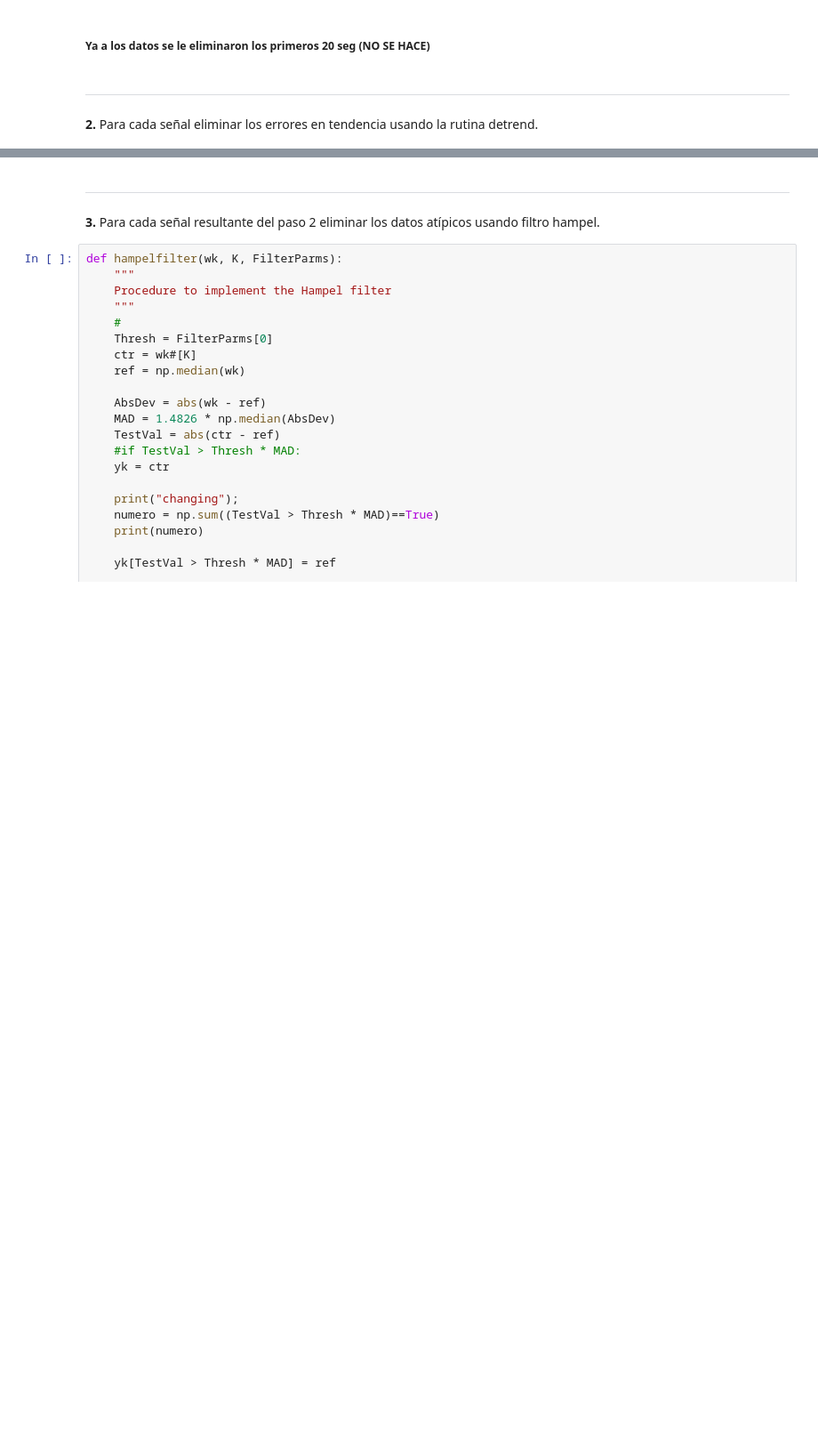
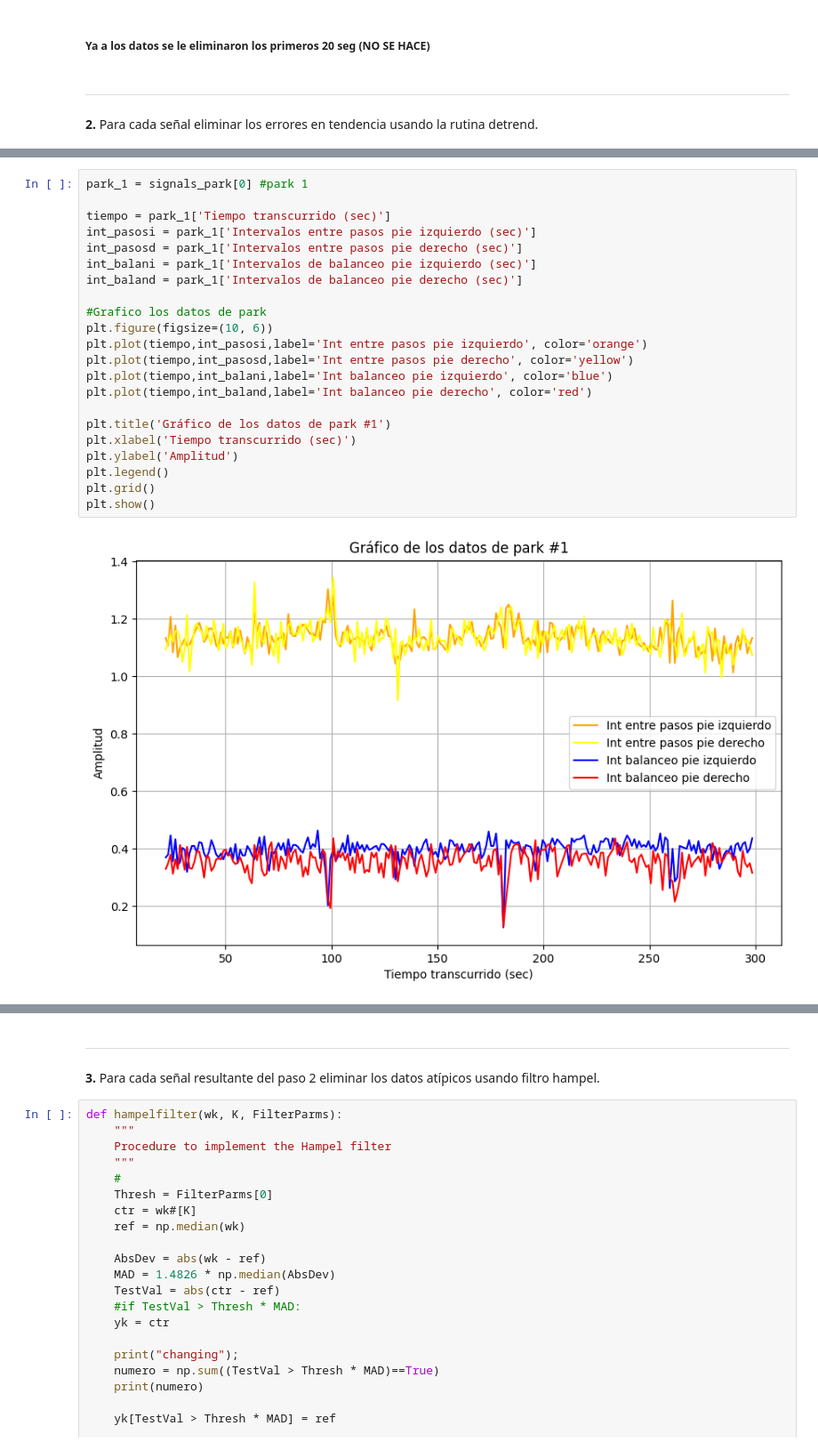
Before and after one commit to NataliaArenasP20/LaboratorioBiosenales, a Jupyter notebook: Proyecto_1/Proyecto1_NataliaArenas_DanielTamayo.ipynb, the cells around one changed output, grey strips where cells are left out. Shown at 89% size. Cells and saved outputs as stored; diff of their text form; blank space fills up the shorter version.

```diff
--- a/Proyecto_1/Proyecto1_NataliaArenas_DanielTamayo.ipynb
+++ b/Proyecto_1/Proyecto1_NataliaArenas_DanielTamayo.ipynb
@@ -209,0 +222,24 @@ Ya a los datos se le eliminaron los primeros 20 seg (NO SE HACE)
+# %%
+park_1 = signals_park[0] #park 1
+
+tiempo = park_1['Tiempo transcurrido (sec)']
+int_pasosi = park_1['Intervalos entre pasos pie izquierdo (sec)']
+int_pasosd = park_1['Intervalos entre pasos pie derecho (sec)']
+int_balani = park_1['Intervalos de balanceo pie izquierdo (sec)']
+int_baland = park_1['Intervalos de balanceo pie derecho (sec)']
+
+#Grafico los datos de park
+plt.figure(figsize=(10, 6))
+plt.plot(tiempo,int_pasosi,label='Int entre pasos pie izquierdo', color='orange')
+plt.plot(tiempo,int_pasosd,label='Int entre pasos pie derecho', color='yellow')
+plt.plot(tiempo,int_balani,label='Int balanceo pie izquierdo', color='blue')
+plt.plot(tiempo,int_baland,label='Int balanceo pie derecho', color='red')
+
+plt.title('Gráfico de los datos de park #1')
+plt.xlabel('Tiempo transcurrido (sec)')
+plt.ylabel('Amplitud')
+plt.legend()
+plt.grid()
+plt.show()
+# %% [output]
+[figure, added]
```
Also changed, not shown: parts of 8 cells of this notebook.
